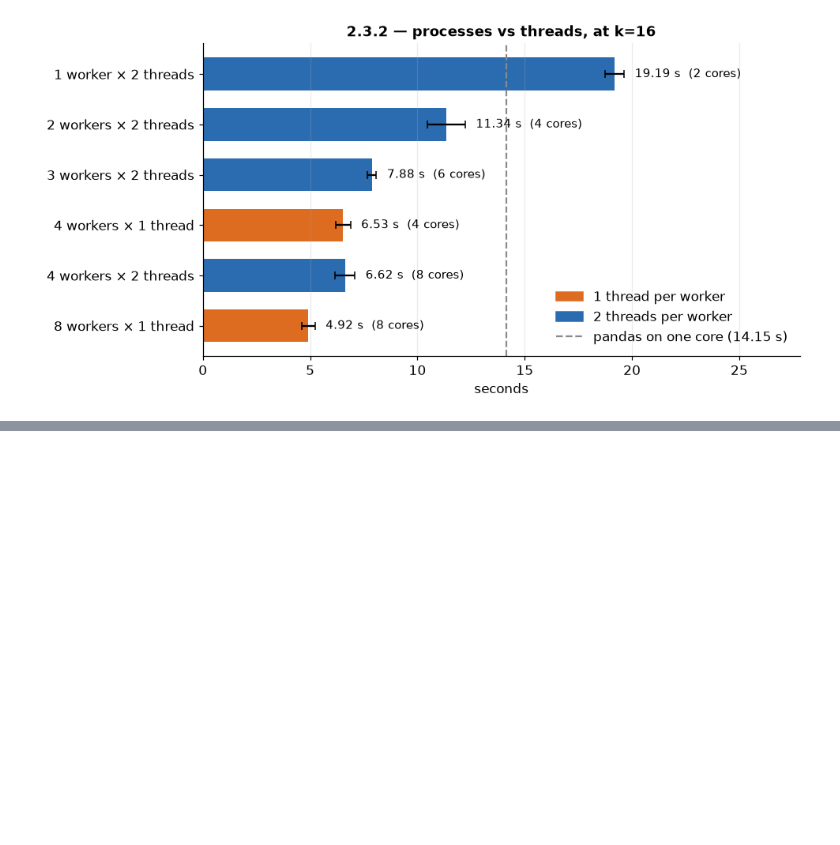
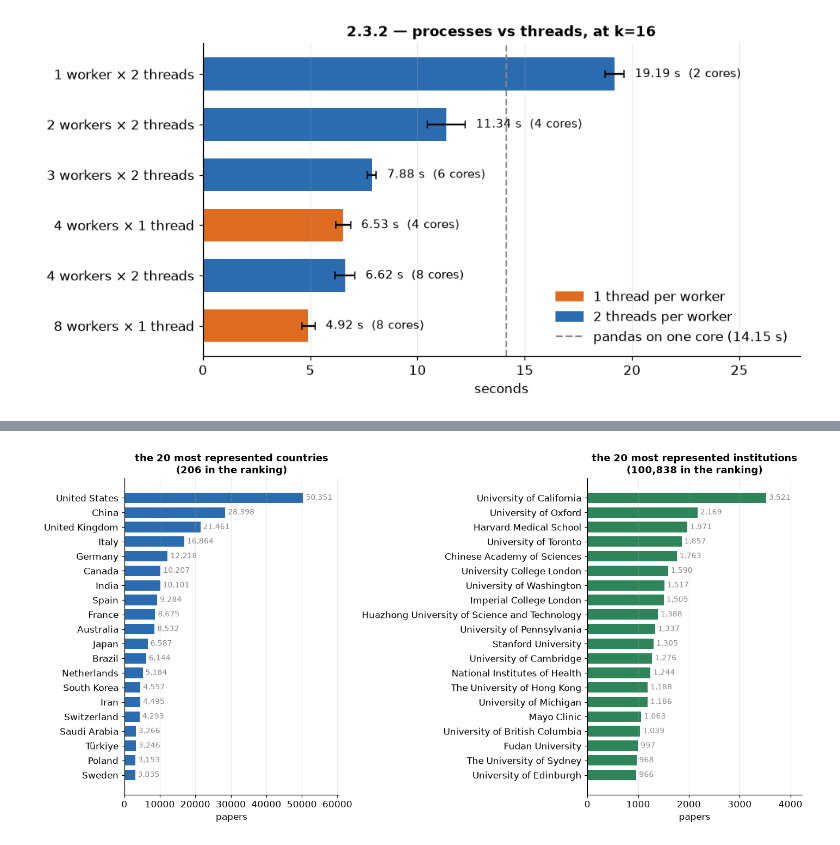
Before and after one commit to FedericoSbarbati/MAPD-Project, a Jupyter notebook: Federico/result_analysis_affiliations.ipynb, the cells around one changed output, grey strips where cells are left out. Cells and saved outputs as stored; diff of their text form; code cells hidden in the pictures; blank space fills up the shorter version.

Commit message:
Added final results plot and display in the notebooks

```diff
--- a/Federico/result_analysis_affiliations.ipynb
+++ b/Federico/result_analysis_affiliations.ipynb
@@ -147,0 +154,22 @@ fig.tight_layout()
+# %%
+countries = pd.read_csv(BASE / "country_ranking.csv")
+institutions = pd.read_csv(BASE / "institution_ranking.csv")
+TOP = 20
+
+fig, (left, right) = plt.subplots(1, 2, figsize=(13, 6.5))
+
+for ax, frame, name, color in [(left, countries, "countries", BLUE),
+                               (right, institutions, "institutions", GREEN)]:
+    head = frame.head(TOP).iloc[::-1]
+    bars = ax.barh(head.entity, head.papers, color=color, height=0.72)
+    for bar, papers in zip(bars, head.papers):
+        ax.text(papers + head.papers.max() * 0.015, bar.get_y() + bar.get_height() / 2,
+                f"{papers:,}", va="center", fontsize=9, color=GREY)
+    ax.set_xlim(0, head.papers.max() * 1.2)
+    ax.set_xlabel("papers")
+    ax.set_title(f"the {TOP} most represented {name}\n({len(frame):,} in the ranking)")
+    ax.grid(axis="y", visible=False)
+
+fig.tight_layout()
+# %% [output]
+[figure, added]
```
Also changed, not shown: parts of 3 cells of this notebook, 2 other files.
